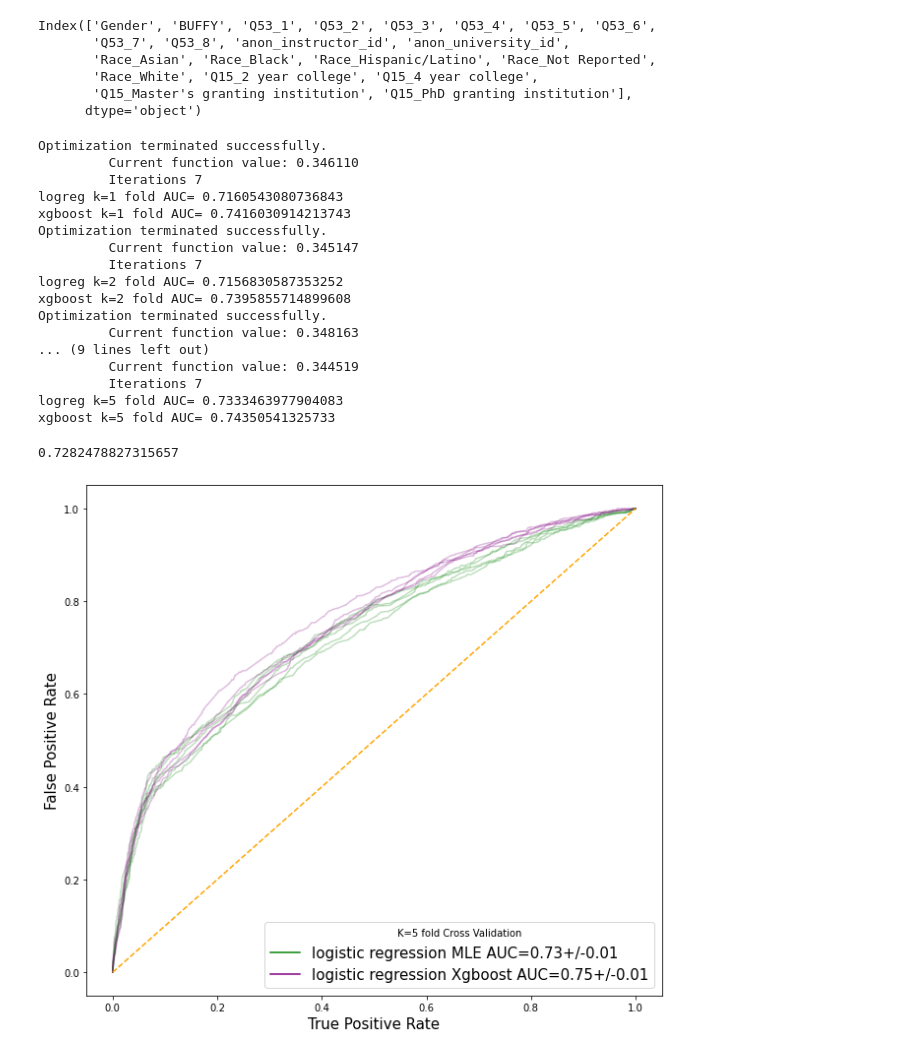
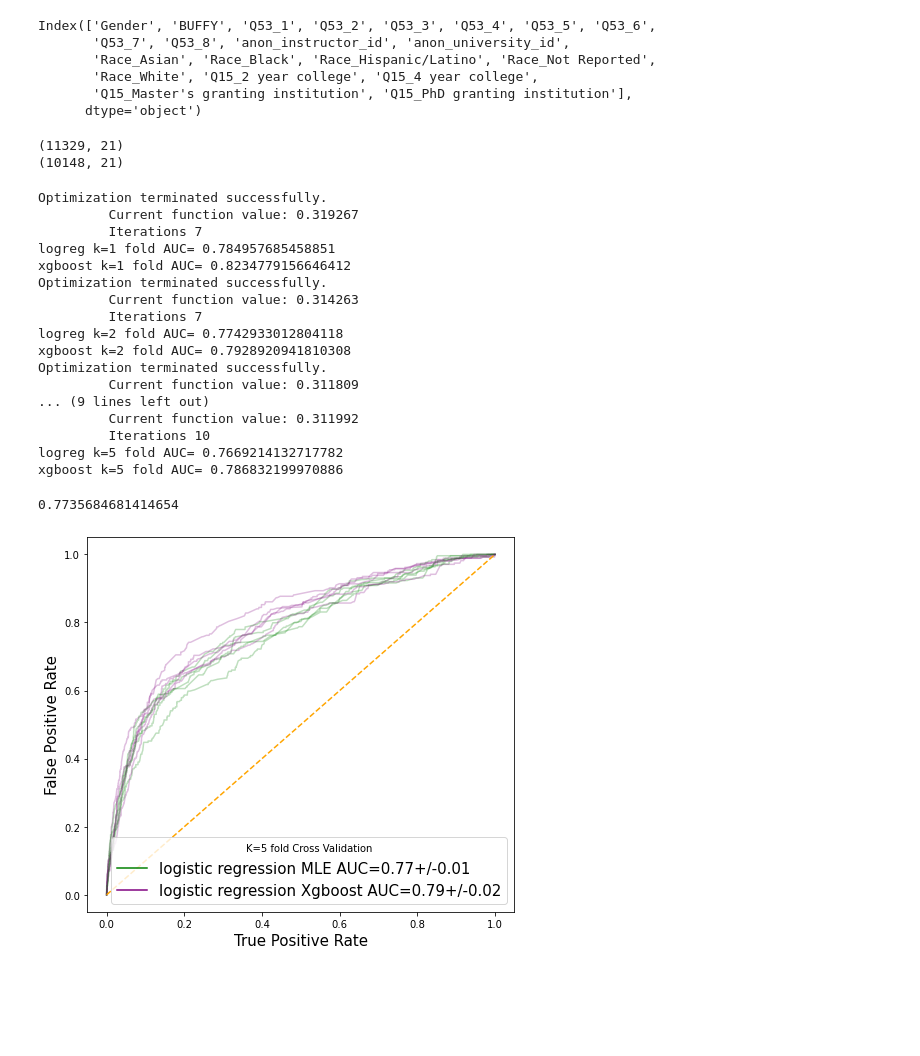
Before and after one commit to Lewandowski-Labs-PER/eclass-public, a Jupyter notebook: buffy_v_intro_kfold.ipynb, the cells around one changed output. Drawn from its saved outputs; the diff is of its cells as text; code cells hidden in the pictures; blank space fills up the shorter version.

```diff
--- a/buffy_v_intro_kfold.ipynb
+++ b/buffy_v_intro_kfold.ipynb
@@ -117,6 +118,9 @@ e.cis[['Q15', 'anon_instructor_id', 'anon_university_id', 'ResponseId']]
 alldata = pd.concat([e.pre, e.post])
 cis_connector = alldata[['anon_student_id', 'ResponseId']].drop_duplicates().drop_duplicates(subset='anon_student_id').set_index('anon_student_id')
 students = students.join(cis_connector).merge(e.cis[['Q15', 'anon_instructor_id', 'anon_university_id', 'ResponseId']])
+
+# drop all students who don't have institution type responses in CIS
+students.dropna(subset=['Q15'], inplace=True)
 # %%
 # data = pd.get_dummies(students)
 # data.dropna(inplace=True)
@@ -145,10 +149,15 @@ xcols = ['Gender', 'Q53_1', 'Q53_2', 'Q53_3', 'Q53_4', 'Q53_5', 'Q53_6',
 ycol = 'BUFFY'
 
 data = pd.get_dummies(students[cols])
+print(data.shape)
 data = data[data['Q15_2 year college']==0]
 data.dropna(inplace=True)
+print(data.shape)
 
 # X_train, X_test, y_train, y_test = train_test_split(data[xcols], data[ycol])
+# %% [output]
+(11329, 21)
+(10148, 21)
 # %%
 KF = KFold(n_splits = 5, shuffle = True)
 
@@ -211,45 +220,46 @@ for train, test in KF_index:
     n += 1
 # %% [output]
 Optimization terminated successfully.
-         Current function value: 0.346110
+         Current function value: 0.319267
          Iterations 7
-logreg k=1 fold AUC= 0.7160543080736843
-xgboost k=1 fold AUC= 0.7416030914213743
+logreg k=1 fold AUC= 0.784957685458851
+xgboost k=1 fold AUC= 0.8234779156646412
 Optimization terminated successfully.
-         Current function value: 0.345147
+         Current function value: 0.314263
          Iterations 7
-logreg k=2 fold AUC= 0.7156830587353252
-xgboost k=2 fold AUC= 0.7395855714899608
+logreg k=2 fold AUC= 0.7742933012804118
+xgboost k=2 fold AUC= 0.7928920941810308
 Optimization terminated successfully.
-         Current function value: 0.348163
+         Current function value: 0.311809
 ... (9 lines left out)
-         Current function value: 0.344519
-         Iterations 7
-logreg k=5 fold AUC= 0.7333463977904083
-xgboost k=5 fold AUC= 0.74350541325733
+         Current function value: 0.311992
+         Iterations 10
+logreg k=5 fold AUC= 0.7669214132717782
+xgboost k=5 fold AUC= 0.786832199970886
 # %%
 np.mean(lr_auc)
 # %% [output]
-0.7282478827315657
+0.7735684681414654
 # %%
-fig, ax = plt.subplots(figsize=(9, 8))
+fig, ax = plt.subplots(figsize=(7, 6))
 
 plt.plot([],[], color='green', label='logistic regression MLE AUC='+ str(np.mean(lr_auc).round(2))+ '+/-'+ str(np.std(lr_auc).round(2)))
 
 plt.plot([],[], color='purple', label='logistic regression Xgboost AUC='+ str(np.mean(xg_auc).round(2))+ '+/-'+ str(np.std(xg_auc).round(2)))
 ax.legend(fontsize=15, title='K=5 fold Cross Validation')
 
 for k in np.arange(0, 5, 1):
 
     fpr, tpr, thresholds = metrics.roc_curve(y_true=data[ycol].iloc[tests[k]], y_score=logreg[k])
     ax.plot(fpr, tpr, color='green', alpha=0.25, label='K={k} fold logistic regression MLE'.format(k=k+1))
 
     fpr, tpr, thresholds = metrics.roc_curve(y_true=data[ycol].iloc[tests[k]], y_score=xgmod[k])
     ax.plot(fpr, tpr, color='purple', alpha=0.25, label='K={k} fold logistic regression Xgboost'.format(k=k+1))
 
 ax.plot([0, 1], [0, 1], color='orange', linestyle='--')
 ax.set_ylabel('False Positive Rate', fontsize=15)
 ax.set_xlabel('True Positive Rate', fontsize=15)
 fig.tight_layout()
+fig.savefig('roc.pdf', bbox_inches='tight')
 # %% [output]
-[figure, old version]
+[figure, new version]
```
Also changed, not shown: parts of 24 cells of this notebook, 2 other files.
